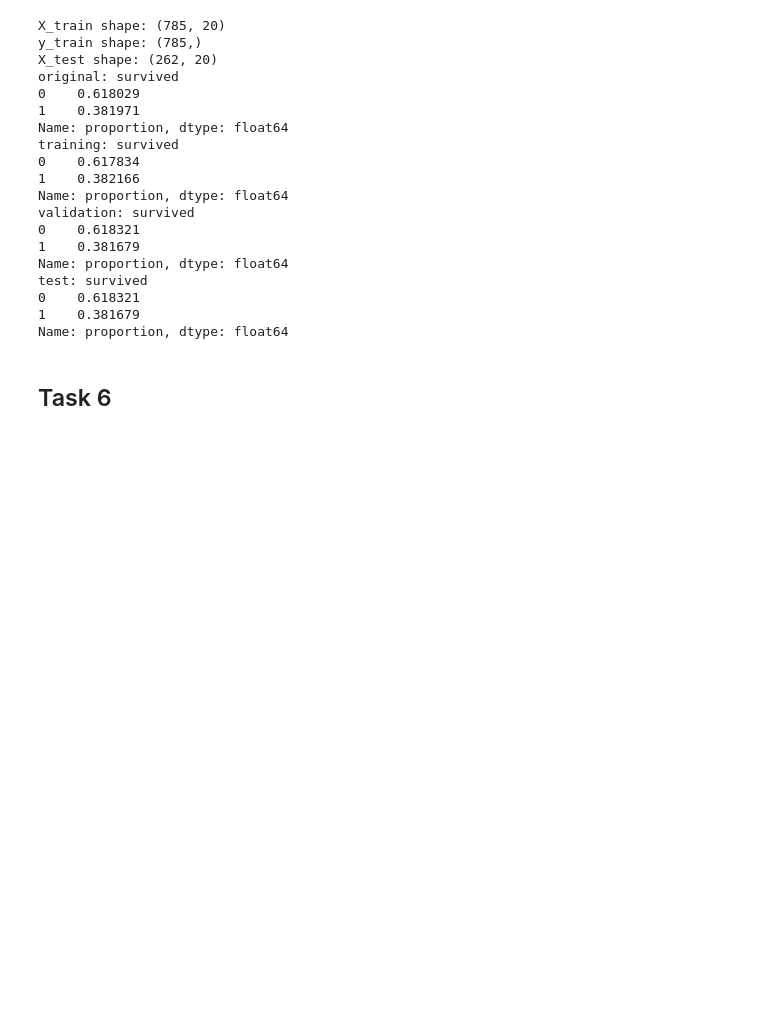
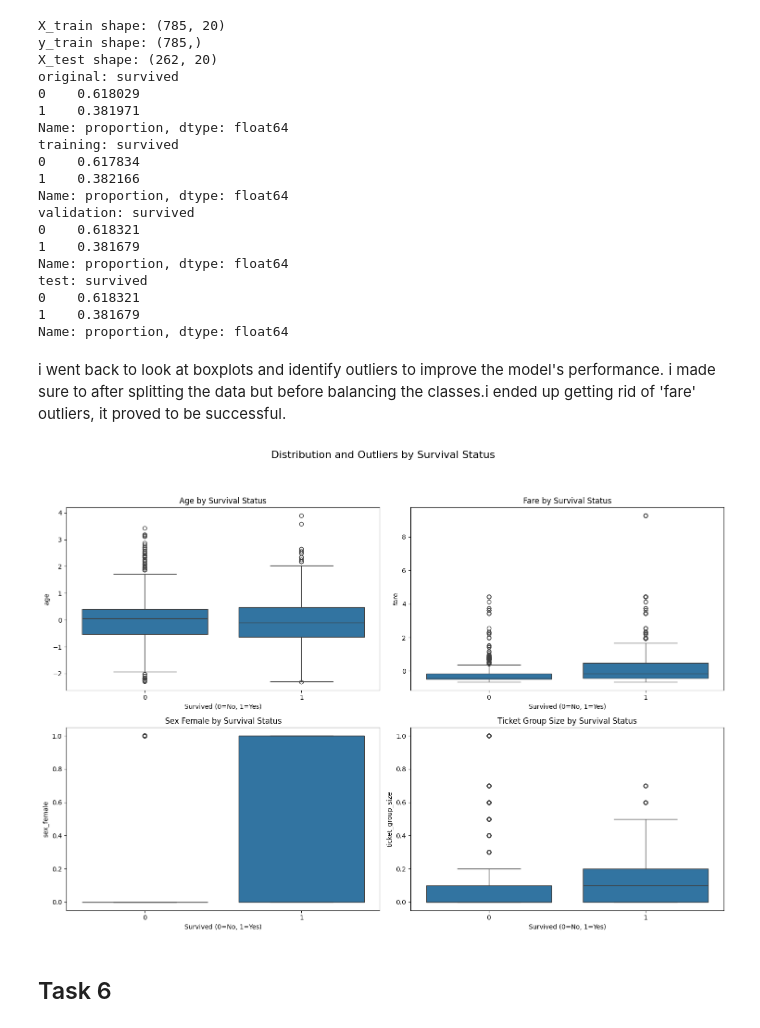
Before and after one commit to leaabj/ML-fundamentals-2025, a Jupyter notebook: assignment_1_lea_aboujaoude[_aboujaoude].ipynb, the cells around one changed output. Drawn from its saved outputs; the diff is of its cells as text; code cells hidden in the pictures; blank space fills up the shorter version.

```diff
--- a/assignment_1_lea_aboujaoude[_aboujaoude].ipynb
+++ b/assignment_1_lea_aboujaoude[_aboujaoude].ipynb
@@ -436,6 +436,32 @@ test: survived
 0    0.618321
 1    0.381679
 Name: proportion, dtype: float64
+# %% [markdown]
+i went back to look at boxplots and identify outliers to improve the model's performance. i made sure to after splitting the data but before balancing the classes.i ended up getting rid of 'fare' outliers, it proved to be successful.
+# %%
+fig, axes = plt.subplots(2, 2, figsize=(15, 10))
+fig.suptitle('Distribution and Outliers by Survival Status', fontsize=16, y=1.05)
+
+sns.boxplot(x='survived', y='age', data=df, ax=axes[0,0])
+axes[0,0].set_title('Age by Survival Status')
+axes[0,0].set_xlabel('Survived (0=No, 1=Yes)')
+
+sns.boxplot(x='survived', y='fare', data=df, ax=axes[0,1])
+axes[0,1].set_title('Fare by Survival Status')
+axes[0,1].set_xlabel('Survived (0=No, 1=Yes)')
+
+sns.boxplot(x='survived', y='sex_female', data=df, ax=axes[1,0])
+axes[1,0].set_title('Sex Female by Survival Status')
+axes[1,0].set_xlabel('Survived (0=No, 1=Yes)')
+
+sns.boxplot(x='survived', y='ticket_group_size', data=df, ax=axes[1,1])
+axes[1,1].set_title('Ticket Group Size by Survival Status')
+axes[1,1].set_xlabel('Survived (0=No, 1=Yes)')
+
+plt.tight_layout()
+plt.show()
+# %% [output]
+[figure, added]
 # %%
 Q1 = X_train['fare'].quantile(0.25)
 Q3 = X_train['fare'].quantile(0.75)
```
